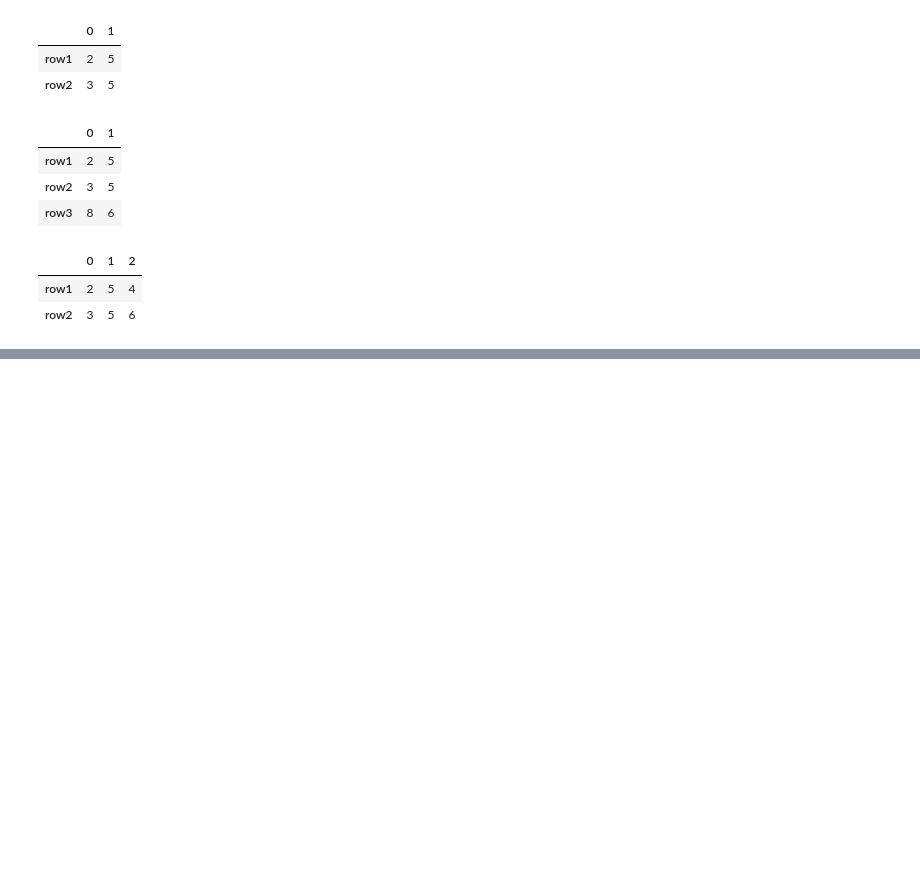
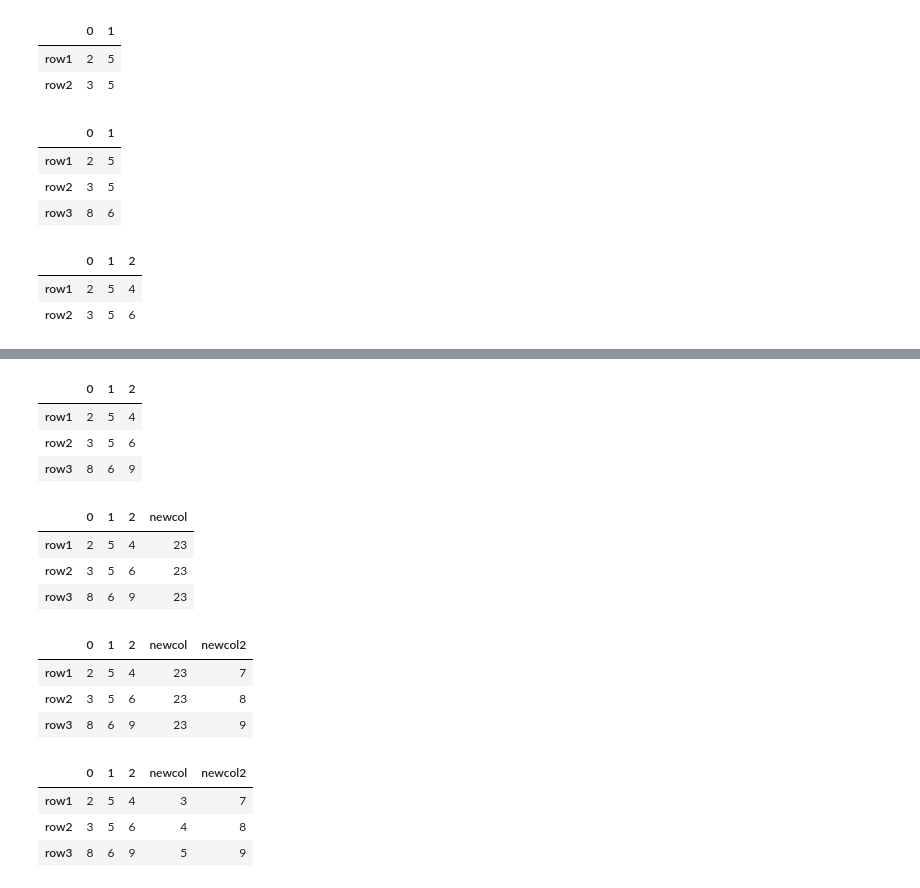
Before and after one commit to parqcxsmxxxii/python-exam, a Jupyter notebook: pandasdf.ipynb, the cells around one changed output, grey strips where cells are left out. Drawn from its saved outputs; the diff is of its cells as text; code cells hidden in the pictures; blank space fills up the shorter version.

Commit message:
dataframe adding and modifing new coloumn

```diff
--- a/pandasdf.ipynb
+++ b/pandasdf.ipynb
@@ -394,0 +400,25 @@ pdf3.iloc[0:2,:]
+# %%
+pdf3
+# %% [output]
+|  | 0 | 1 | 2 |
+| row1 | 2 | 5 | 4 |
+| row2 | 3 | 5 | 6 |
+| row3 | 8 | 6 | 9 |
+# %%
+pdf3["newcol"] =23
+# %%
+pdf3
+# %% [output]
+|  | 0 | 1 | 2 | newcol |
+| row1 | 2 | 5 | 4 | 23 |
+| row2 | 3 | 5 | 6 | 23 |
+| row3 | 8 | 6 | 9 | 23 |
+# %%
+pdf3["newcol2"] = [7,8,9]  #adding a new coloumn
+# %%
+pdf3
+# %% [output]
+|  | 0 | 1 | 2 | newcol | newcol2 |
+| row1 | 2 | 5 | 4 | 23 | 7 |
+| row2 | 3 | 5 | 6 | 23 | 8 |
+| row3 | 8 | 6 | 9 | 23 | 9 |
@@ -394,0 +427,7 @@ pdf3.iloc[0:2,:]
+# %%
+pdf3
+# %% [output]
+|  | 0 | 1 | 2 | newcol | newcol2 |
+| row1 | 2 | 5 | 4 | 3 | 7 |
+| row2 | 3 | 5 | 6 | 4 | 8 |
+| row3 | 8 | 6 | 9 | 5 | 9 |
```
Also changed, not shown: parts of 2 cells of this notebook.
